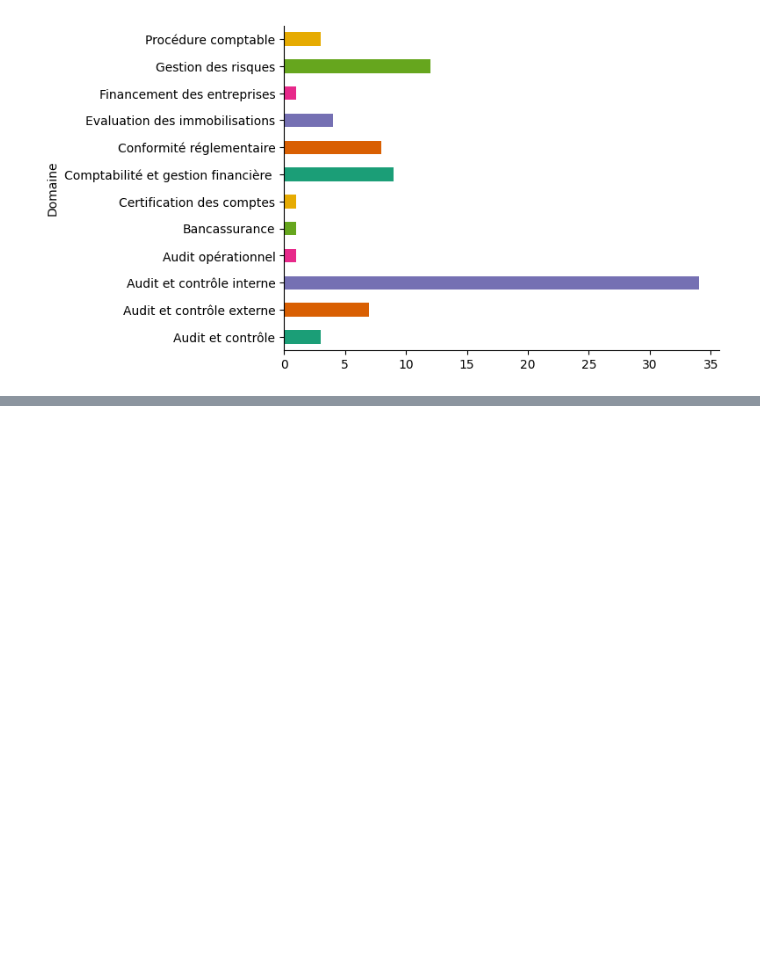
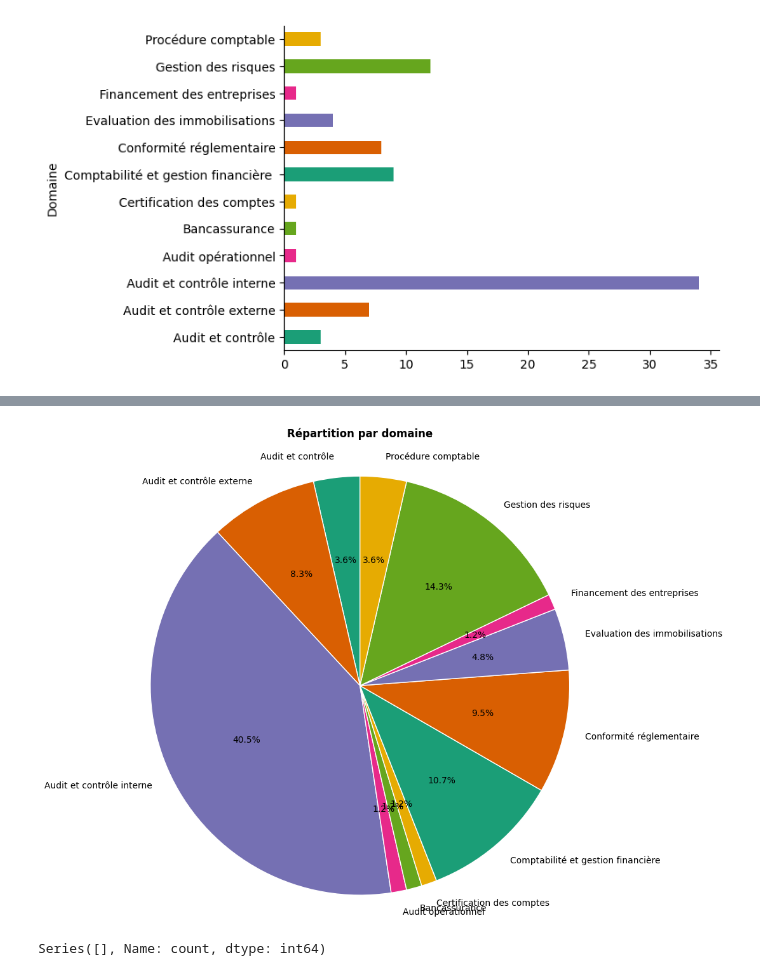
Before and after one commit to Migthyvan/Pere_kpoda, a Jupyter notebook: audit.ipynb, the cells around one changed output, grey strips where cells are left out. Cells and saved outputs as stored; diff of their text form; code cells hidden in the pictures; blank space fills up the shorter version.

```diff
--- a/audit.ipynb
+++ b/audit.ipynb
@@ -81,0 +100,30 @@ plt.show()
+# %%
+# Calcul des données (identique à votre code)
+domain_counts = audit_df.groupby('Domaine').size()
+
+# Création du diagramme circulaire
+plt.figure(figsize=(10, 8))
+domain_counts.plot(
+    kind='pie',
+    autopct='%1.1f%%',
+    colors=sns.palettes.mpl_palette('Dark2'),  # Même palette de couleurs
+    wedgeprops={'linewidth': 1, 'edgecolor': 'white'},  # Contours blancs
+    startangle=90
+)
+
+# Personnalisation du style
+plt.title('Répartition par domaine', pad=20, fontweight='bold')
+plt.ylabel('')  # Supprime l'étiquette 'Domaine' par défaut
+plt.gca().axis('equal')  # Rend le cercle parfait
+
+# Suppression des axes (comme dans votre code barh)
+plt.gca().spines[['top', 'right', 'bottom', 'left']].set_visible(False)
+
+plt.tight_layout()
+plt.show()
+# %% [output]
+[figure, added]
+# %%
+audit_df.value_counts()
+# %% [output]
+Series([], Name: count, dtype: int64)
```
Also changed, not shown: parts of 4 cells of this notebook, 6 other files.
